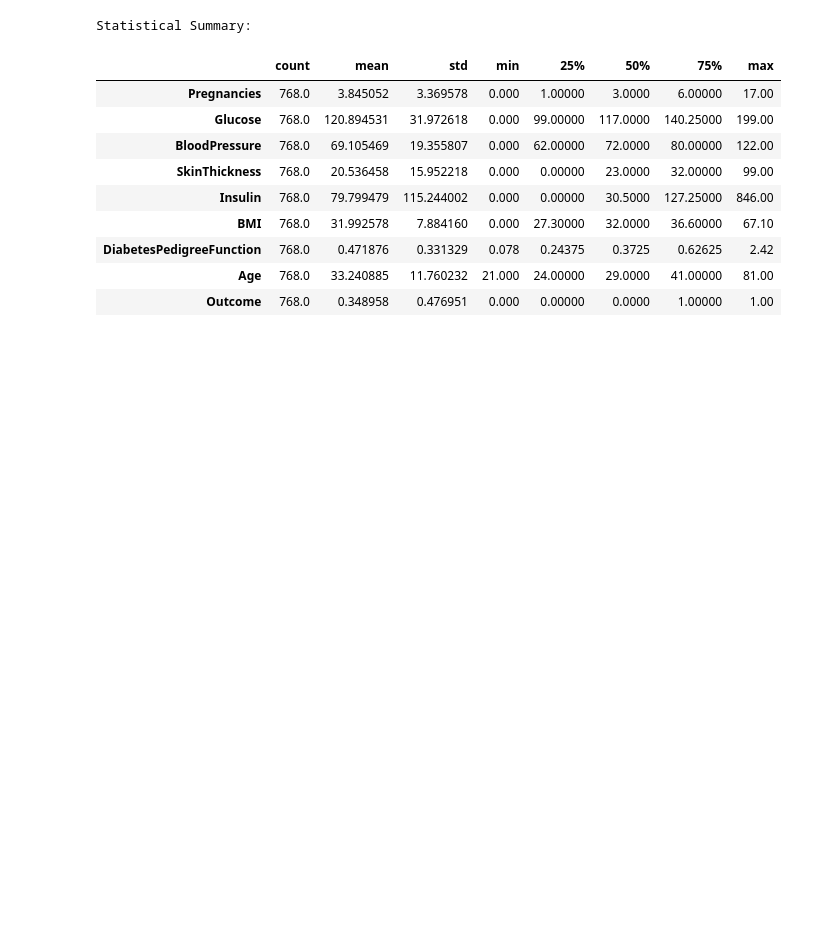
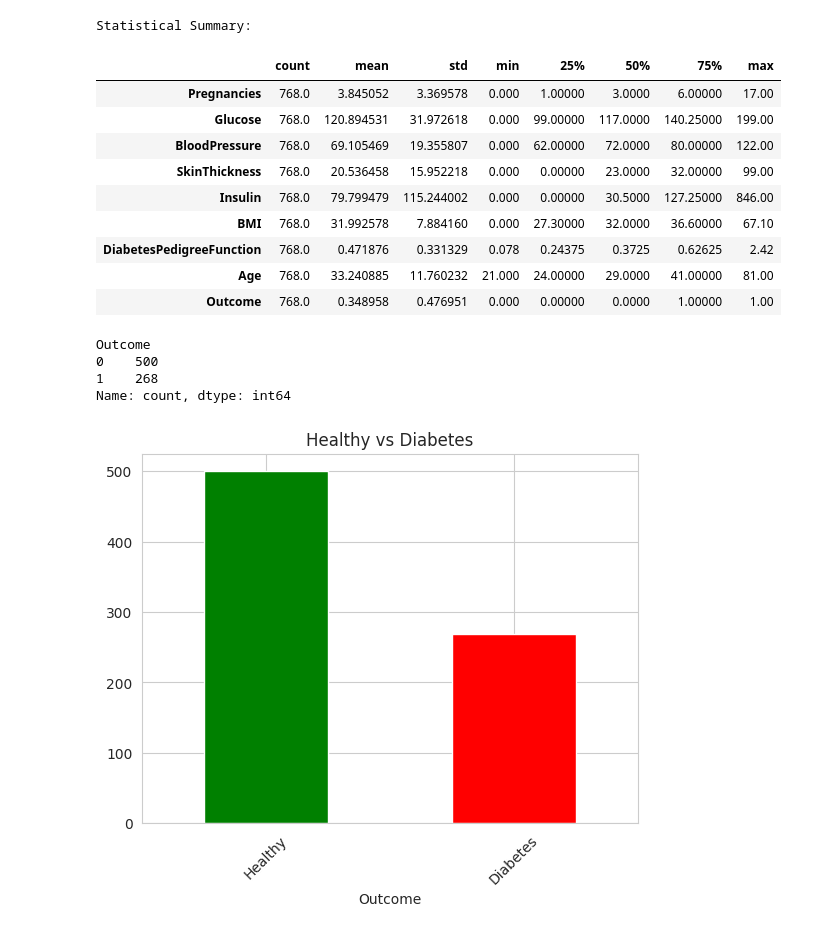
Before and after one commit to Nakib-Nasrullah/Research-Skill, a Jupyter notebook: Data_Sciennce_Class9.ipynb, the cells around one changed output. Saved outputs shown, nothing was run; the diff lists cells and outputs as text; code cells hidden in the pictures; blank space fills up the shorter version.

```diff
--- a/Data_Sciennce_Class9.ipynb
+++ b/Data_Sciennce_Class9.ipynb
@@ -113,3 +113,18 @@ Statistical Summary:
 | DiabetesPedigreeFunction | 768.0 | 0.471876 | 0.331329 | 0.078 | 0.24375 | 0.3725 | 0.62625 | 2.42 |
 | Age | 768.0 | 33.240885 | 11.760232 | 21.000 | 24.00000 | 29.0000 | 41.00000 | 81.00 |
 | Outcome | 768.0 | 0.348958 | 0.476951 | 0.000 | 0.00000 | 0.0000 | 1.00000 | 1.00 |
+# %%
+# Show  distribution
+print(df['Outcome'].value_counts())
+
+# Plot
+df['Outcome'].value_counts().plot(kind='bar', color=['green', 'red'])
+plt.title('Healthy vs Diabetes')
+plt.xticks([0, 1], ['Healthy', 'Diabetes'], rotation=45)
+plt.show()
+# %% [output]
+Outcome
+0    500
+1    268
+Name: count, dtype: int64
+[figure, added]
```
Also changed, not shown: parts of 1 cell of this notebook.
